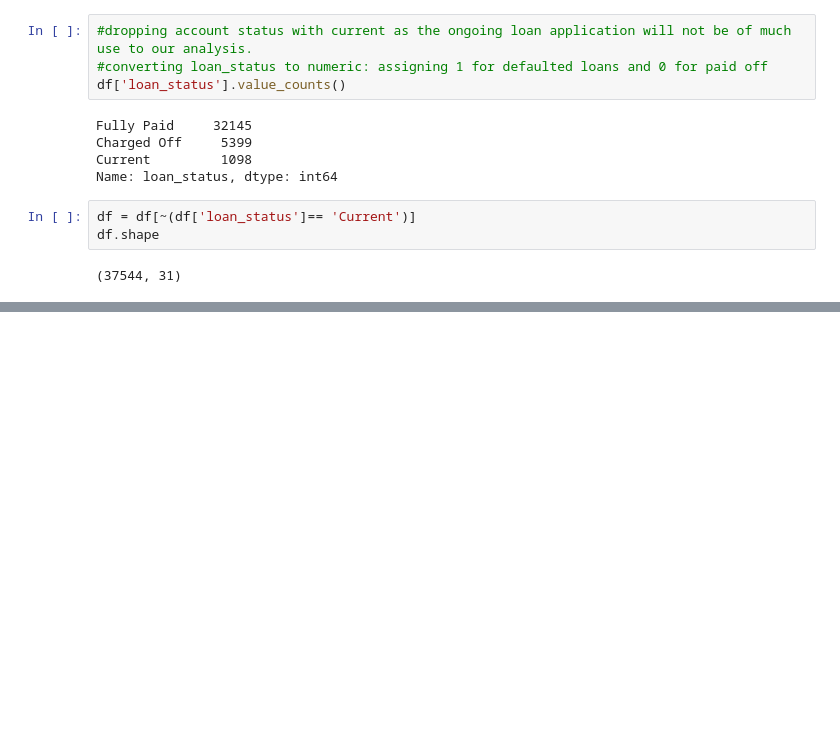
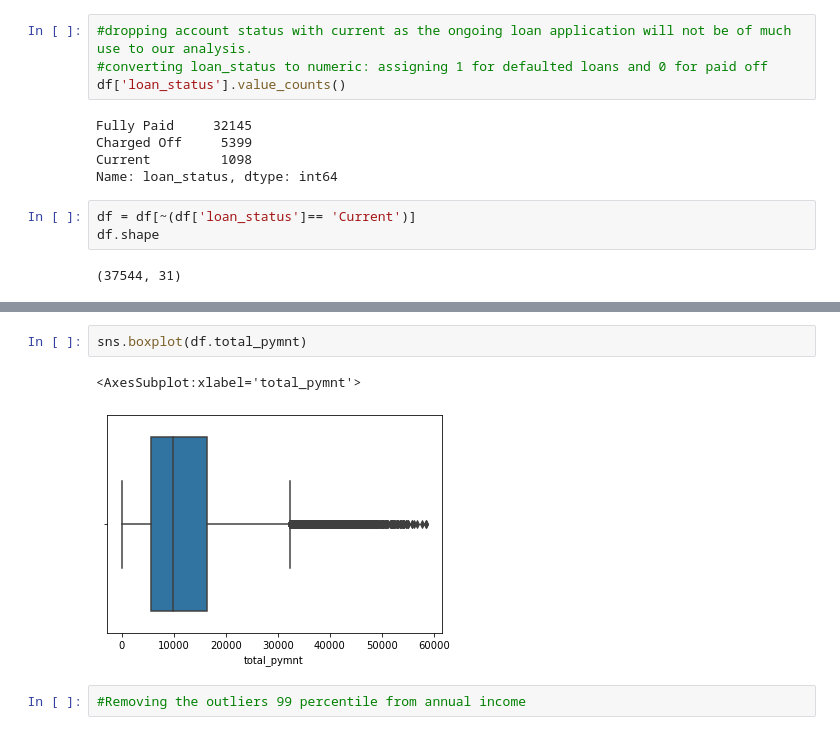
Before and after one commit to blahblahsingh/lending_club, a Jupyter notebook: lending_club.ipynb, the cells around one changed output, grey strips where cells are left out. Saved outputs shown, nothing was run; the diff lists cells and outputs as text; blank space fills up the shorter version.

```diff
--- a/lending_club.ipynb
+++ b/lending_club.ipynb
@@ -239,0 +351,7 @@ Name: total_pymnt, Length: 39717, dtype: float64
+# %%
+sns.boxplot(df.total_pymnt)
+# %% [output]
+<AxesSubplot:xlabel='total_pymnt'>
+[figure, added]
+# %%
+#Removing the outliers 99 percentile from annual income
```
Also changed, not shown: parts of 34 cells of this notebook, 1 other file.
